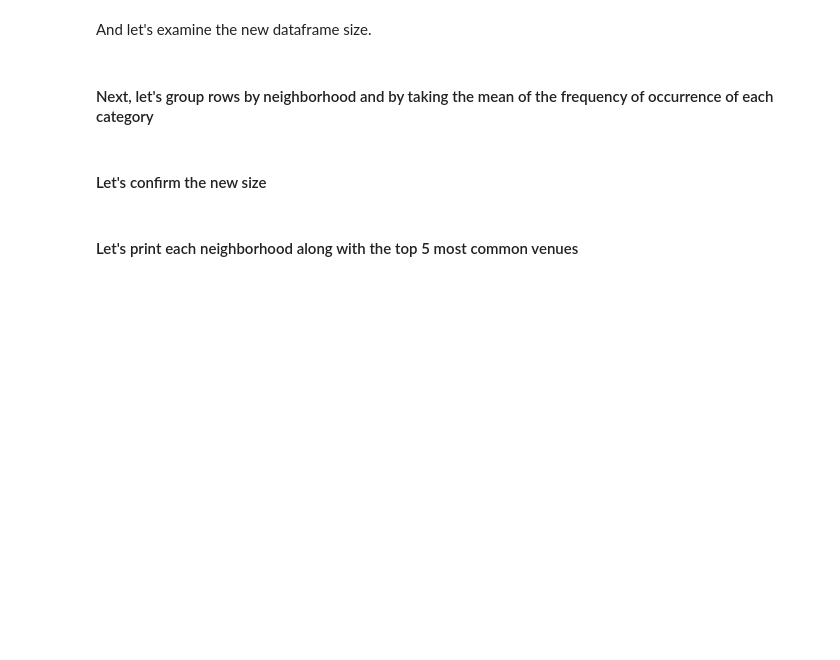
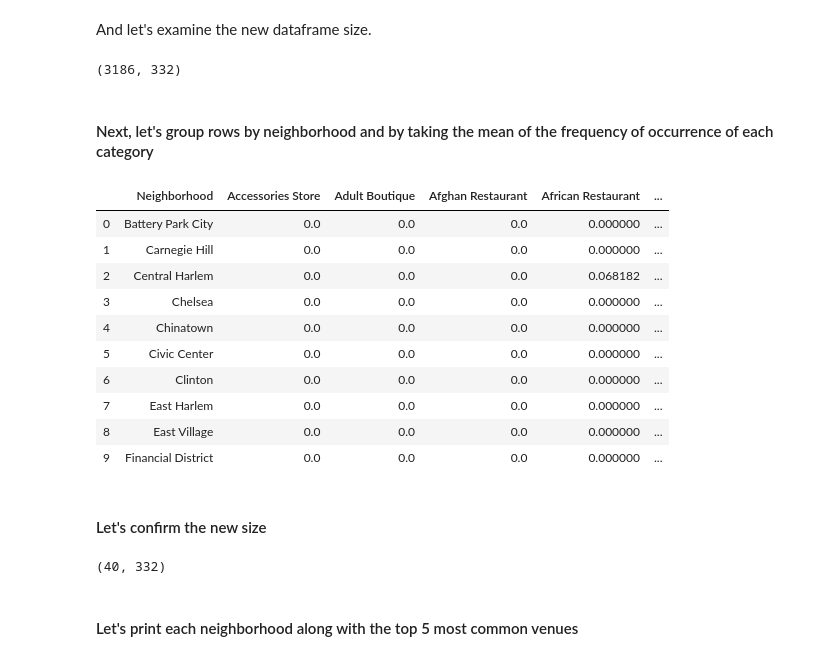
Before and after one commit to khofler/Coursera_Capstone, a Jupyter notebook: DP0701EN-3-3-2-Neighborhoods-New-York-py-v2.0.ipynb, the cells around one changed output. Drawn from its saved outputs; the diff is of its cells as text; code cells hidden in the pictures; blank space fills up the shorter version.

```diff
--- a/DP0701EN-3-3-2-Neighborhoods-New-York-py-v2.0.ipynb
+++ b/DP0701EN-3-3-2-Neighborhoods-New-York-py-v2.0.ipynb
@@ -250,8 +263,8 @@ Next, we are going to start utilizing the Foursquare API to explore the neighbor
 # %% [markdown]
 #### Define Foursquare Credentials and Version
 # %%
-CLIENT_ID = 'your-client-ID' # your Foursquare ID
-CLIENT_SECRET = 'your-client-secret' # your Foursquare Secret
+CLIENT_ID = 'SN0VIJAY21QJWFCYLHZ40KWI3KNJGBQGKYKMWALYK4UFXM2C' # your Foursquare ID
+CLIENT_SECRET = 'R4O5CJFTGFYSOXFXIUYMZODZLJLPKDQWGLKUL2EY4XA3P40I' # your Foursquare Secret
 VERSION = '20180605' # Foursquare API version
 
 print('Your credentails:')
@@ -282,0 +302,7 @@ First, let's create the GET request URL. Name your URL **url**.
+# %%
+# type your answer here
+
+radius = 500
+LIMIT = 100
+url = 'https://api.foursquare.com/v2/venues/explore?client_id={}&client_secret={}&ll={},{}&v={}&radius={}&limit={}'.format(CLIENT_ID, CLIENT_SECRET, neighborhood_latitude, neighborhood_longitude, VERSION, radius, LIMIT)
+url
@@ -389,12 +444,17 @@ def getNearbyVenues(names, latitudes, longitudes, radius=500):
                   'Venue Category']
 
     return(nearby_venues)
+# %%
+neighborhood_latitude = manhattan_data.loc[:, 'Latitude']
+neighborhood_longitude = manhattan_data.loc[:, 'Longitude']
+neighborhood_name = manhattan_data.loc[:, 'Neighborhood']
 # %% [markdown]
 #### Now write the code to run the above function on each neighborhood and create a new dataframe called *manhattan_venues*.
 # %%
 # type your answer here
 
-manhattan_venues = getNearbyVenues(names=manhattan_data['Neighborhood'],
-                                   latitudes=manhattan_data['Latitude'],
-                                   longitudes=manhattan_data['Longitude']
+
+manhattan_venues = getNearbyVenues(names=neighborhood_name,
+                                   latitudes=neighborhood_latitude,
+                                   longitudes=neighborhood_longitude
                                   )
@@ -439,15 +553,31 @@ manhattan_onehot.head()
 And let's examine the new dataframe size.
 # %%
 manhattan_onehot.shape
+# %% [output]
+(3186, 332)
 # %% [markdown]
 #### Next, let's group rows by neighborhood and by taking the mean of the frequency of occurrence of each category
 # %%
 manhattan_grouped = manhattan_onehot.groupby('Neighborhood').mean().reset_index()
-manhattan_grouped
+manhattan_grouped.head(10)
+# %% [output]
+|  | Neighborhood | Accessories Store | Adult Boutique | Afghan Restaurant | African Restaurant | ... |
+| 0 | Battery Park City | 0.0 | 0.0 | 0.0 | 0.000000 | ... |
+| 1 | Carnegie Hill | 0.0 | 0.0 | 0.0 | 0.000000 | ... |
+| 2 | Central Harlem | 0.0 | 0.0 | 0.0 | 0.068182 | ... |
+| 3 | Chelsea | 0.0 | 0.0 | 0.0 | 0.000000 | ... |
+| 4 | Chinatown | 0.0 | 0.0 | 0.0 | 0.000000 | ... |
+| 5 | Civic Center | 0.0 | 0.0 | 0.0 | 0.000000 | ... |
+| 6 | Clinton | 0.0 | 0.0 | 0.0 | 0.000000 | ... |
+| 7 | East Harlem | 0.0 | 0.0 | 0.0 | 0.000000 | ... |
+| 8 | East Village | 0.0 | 0.0 | 0.0 | 0.000000 | ... |
+| 9 | Financial District | 0.0 | 0.0 | 0.0 | 0.000000 | ... |
 # %% [markdown]
 #### Let's confirm the new size
 # %%
 manhattan_grouped.shape
+# %% [output]
+(40, 332)
 # %% [markdown]
 #### Let's print each neighborhood along with the top 5 most common venues
 # %%
```
Also changed, not shown: parts of 27 cells of this notebook, 10 other files.
